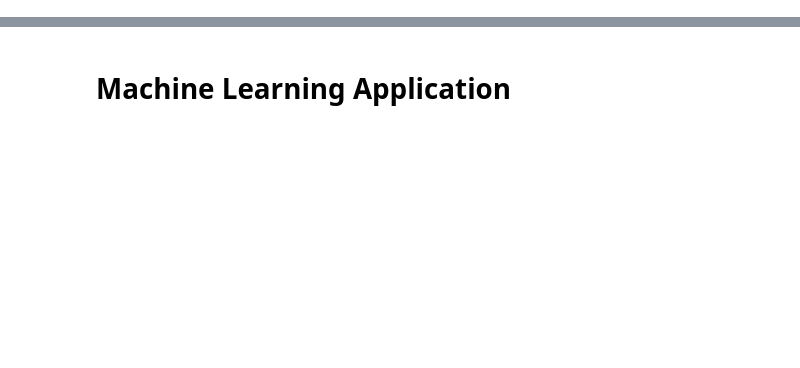
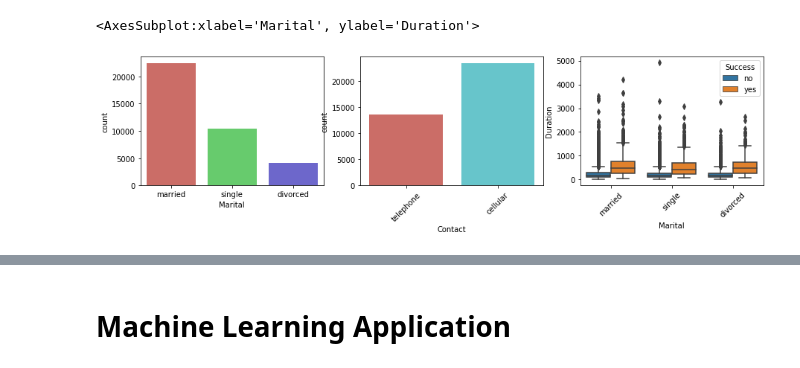
Before and after one commit to DC3044/AI4Business, a Jupyter notebook: Notebooks/ExecEd.ipynb, the cells around one changed output, grey strips where cells are left out. Cells and saved outputs as stored; diff of their text form; code cells hidden in the pictures; blank space fills up the shorter version.

```diff
--- a/Notebooks/ExecEd.ipynb
+++ b/Notebooks/ExecEd.ipynb
@@ -131,0 +258,13 @@ sns.countplot(x='Spending_Score', data = df, palette='hls')
+# %%
+plt.figure(figsize=(15,7))
+plt.subplot(2,3,1)
+sns.countplot(x='Marital', data = df, palette='hls')
+plt.subplot(2,3,2)
+plt.xticks(rotation = 45)
+sns.countplot(x='Contact', data = df, palette='hls')
+plt.subplot(2,3,3)
+plt.xticks(rotation = 45)
+sns.boxplot(x="Marital", y="Duration", hue="Success", data=df)
+# %% [output]
+<AxesSubplot:xlabel='Marital', ylabel='Duration'>
+[figure, added]
```
Also changed, not shown: parts of 46 cells of this notebook, 5 other files.
